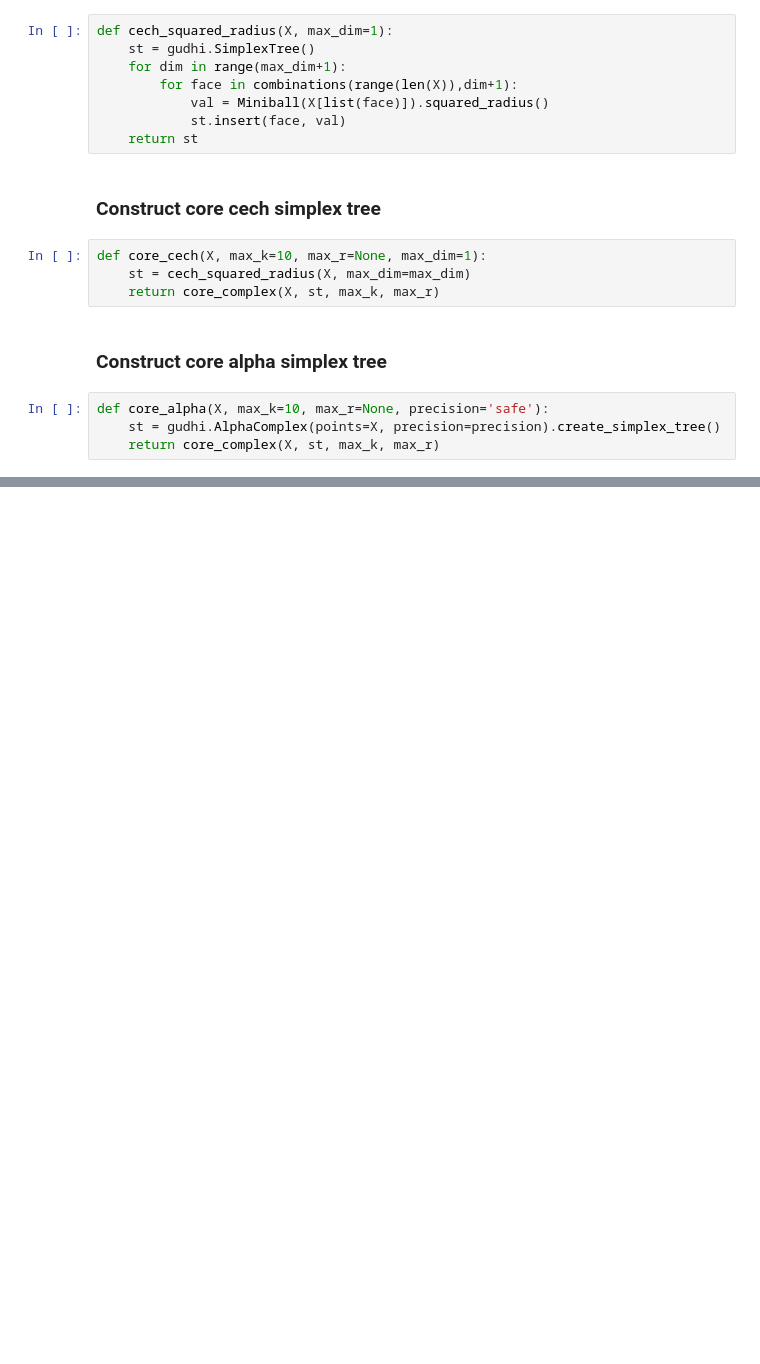
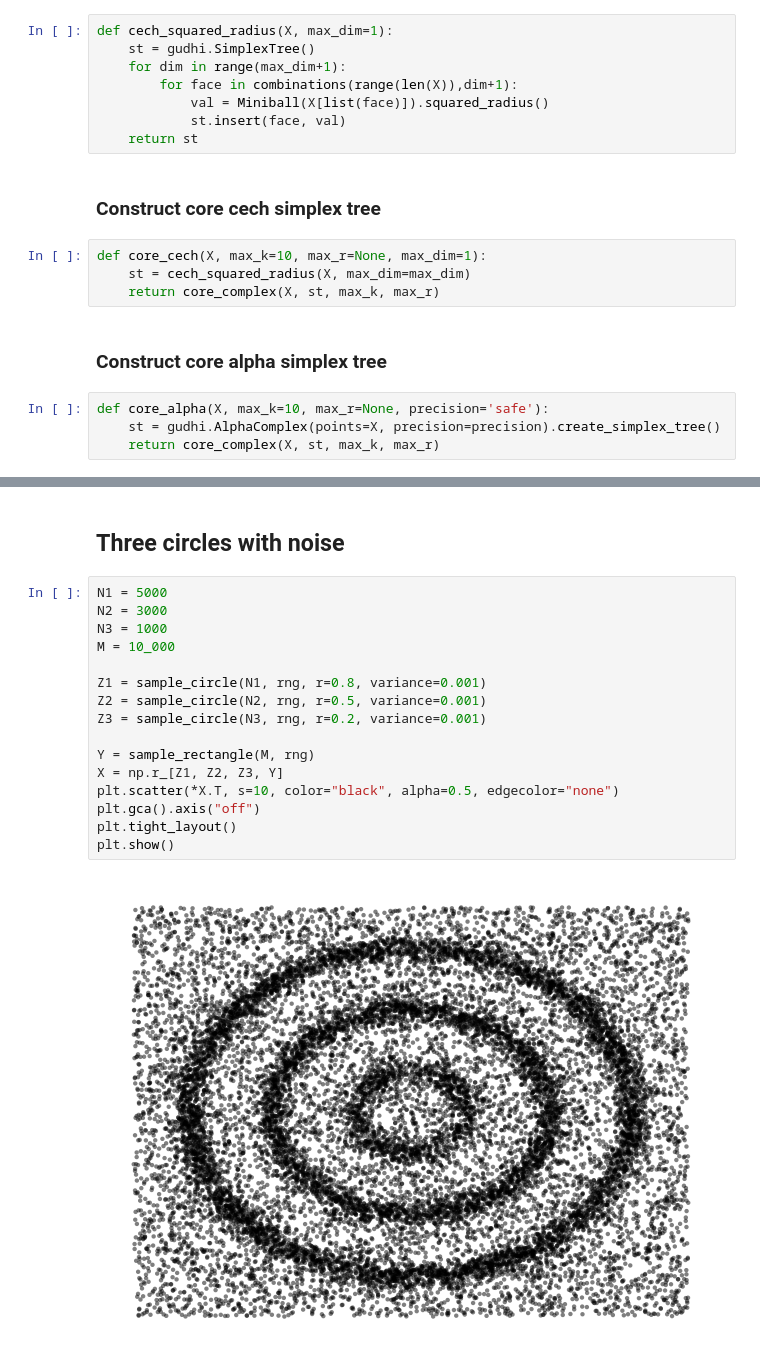
Before and after one commit to odinhg/core, a Jupyter notebook: 06_core_decreasing_k_morten.ipynb, the cells around one changed output, grey strips where cells are left out. Cells and saved outputs as stored; diff of their text form; blank space fills up the shorter version.

```diff
--- a/06_core_decreasing_k_morten.ipynb
+++ b/06_core_decreasing_k_morten.ipynb
@@ -156,0 +143,20 @@ plt.show()
+# %% [markdown]
+## Three circles with noise
+# %%
+N1 = 5000
+N2 = 3000
+N3 = 1000
+M = 10_000
+
+Z1 = sample_circle(N1, rng, r=0.8, variance=0.001)
+Z2 = sample_circle(N2, rng, r=0.5, variance=0.001)
+Z3 = sample_circle(N3, rng, r=0.2, variance=0.001)
+
+Y = sample_rectangle(M, rng)
+X = np.r_[Z1, Z2, Z3, Y]
+plt.scatter(*X.T, s=10, color="black", alpha=0.5, edgecolor="none")
+plt.gca().axis("off")
+plt.tight_layout()
+plt.show()
+# %% [output]
+[figure, added]
```
Also changed, not shown: parts of 18 cells of this notebook.
